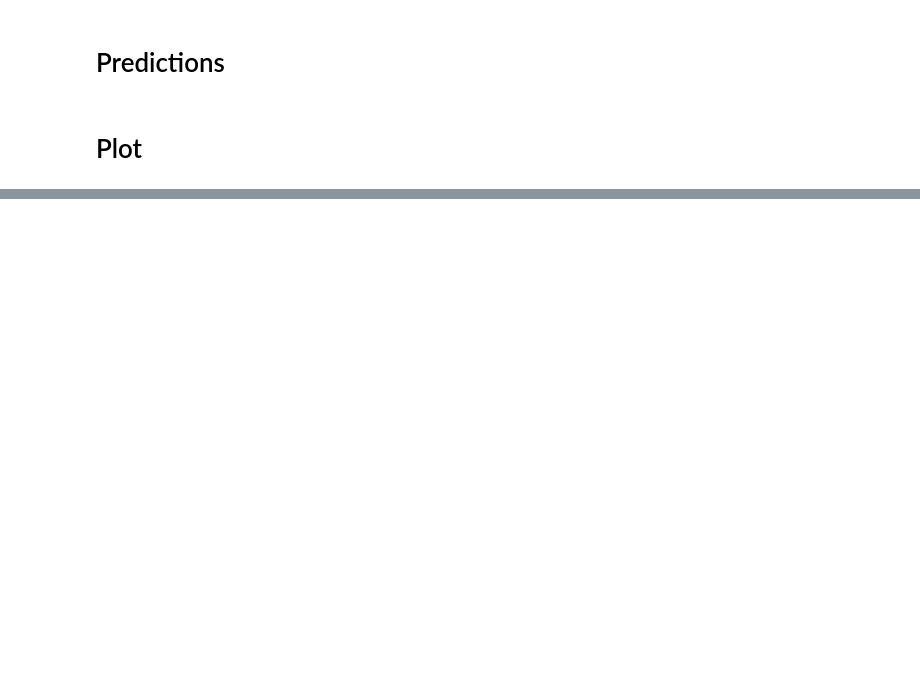
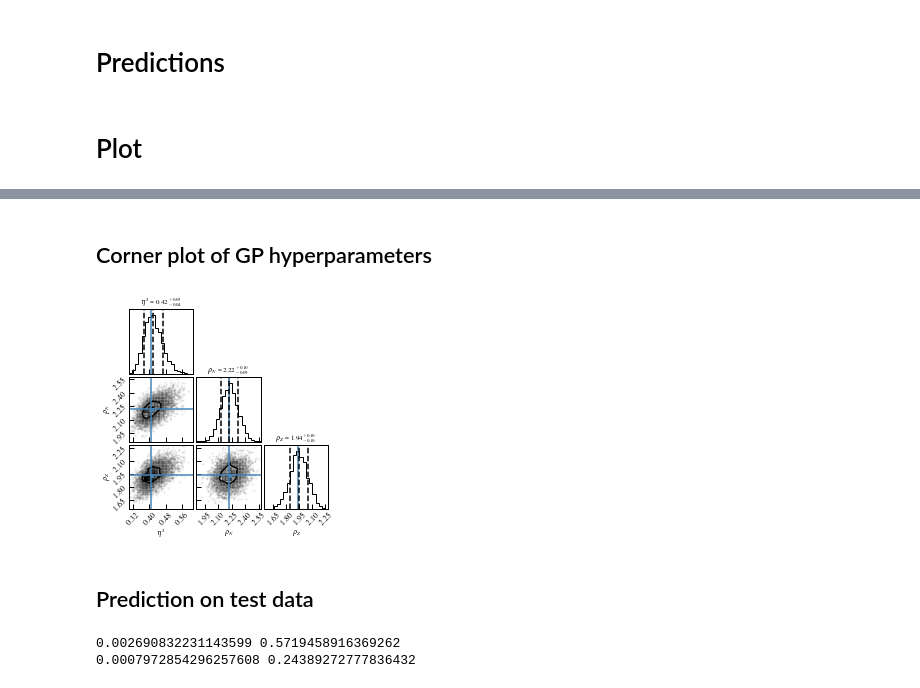
Before and after one commit to mgeshelley/massModelResiduals, a Jupyter notebook: gp_residuals.ipynb, the cells around one changed output, grey strips where cells are left out. Saved outputs shown, nothing was run; the diff lists cells and outputs as text; code cells hidden in the pictures; blank space fills up the shorter version.

```diff
--- a/gp_residuals.ipynb
+++ b/gp_residuals.ipynb
@@ -173,0 +192,42 @@ fig.savefig(name+'_residualsDifference.pdf')
+# %% [markdown]
+## Corner plot of GP hyperparameters
+# %%
+# Input parameters and observations, for training and testing data sets
+X = train[:,1:3]
+Y = np.atleast_2d(train[:,3]).T
+Xtest = test[:,1:3]
+Ytest = np.atleast_2d(test[:,3]).T
+
+rcParams['axes.grid'] = False
+
+fig, axs = plt.subplots(3, 3, figsize=(3.4, 3.4))
+
+fig = corner.corner(emceeSamples[:,:],
+                    labels=[r'$\eta^2$', r'$\rho_N$', r'$\rho_Z$'],
+                    label_kwargs={"fontsize": 7},
+                    show_titles=True,
+                    title_fmt='.2f',
+                    title_kwargs={"fontsize": 7},
+                    truths=ML_values,
+                    quantiles=[0.16, 0.5, 0.84],
+                    max_n_ticks=5,
+                    levels=(1-np.exp(-0.5),),
+                    fig=fig)
+
+fig.savefig(path+'cornerGPHypPars.pdf')
+# %% [output]
+[figure, added]
+# %% [markdown]
+## Prediction on test data
+# %%
+kernel = gpy.kern.RBF(2, ML_values[0], ML_values[1:], ARD=True)
+# Fix GP noise parameter to average scale of experimental uncertainty, 0.0235 MeV, as done in Neufcourt et al.
+model = gpy.models.GPRegression(X, Y, kernel=kernel, noise_var=0.0235)
+mean, var = model.predict_noiseless(Xtest)
+
+print(originalResiduals[:,3].mean(), originalResiduals[:,3].std())
+GPResiduals = Ytest-mean
+print(GPResiduals.mean(), GPResiduals.std())
+# %% [output]
+0.002690832231143599 0.5719458916369262
+0.0007972854296257608 0.24389272777836432
```
Also changed, not shown: parts of 15 cells of this notebook, 10 other files.
